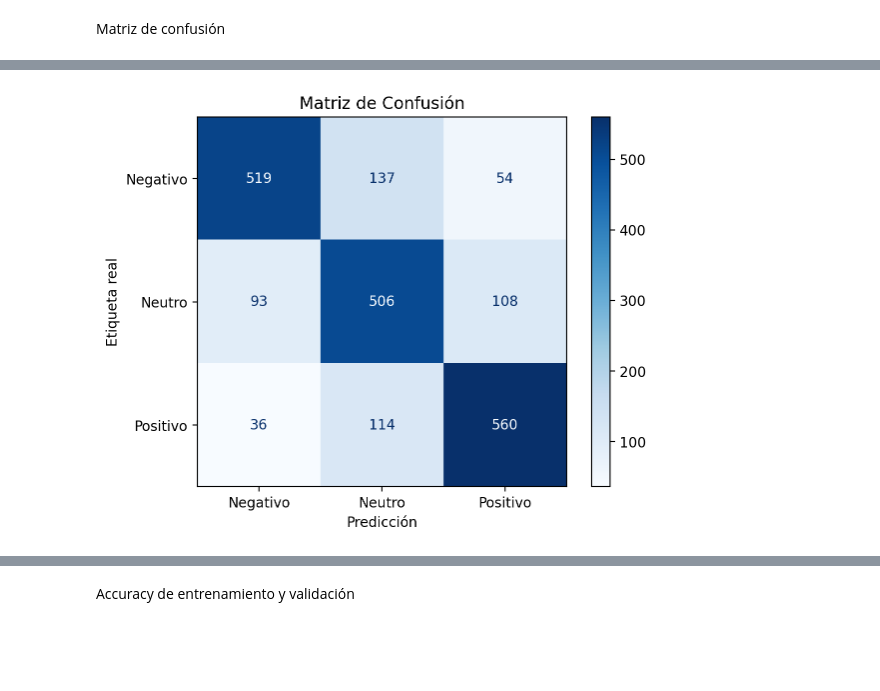
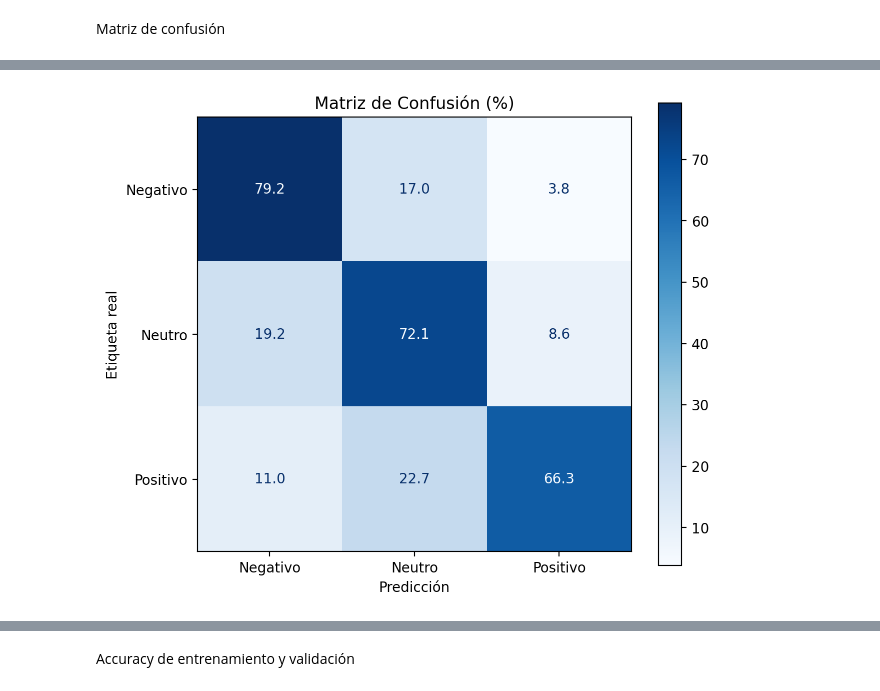
Before and after one commit to AngieJoya99/Proyecto-RN, a Jupyter notebook: Entrega1.ipynb, the cells around one changed output, grey strips where cells are left out. Cells and saved outputs as stored; diff of their text form; code cells hidden in the pictures; blank space fills up the shorter version.

```diff
--- a/Entrega1.ipynb
+++ b/Entrega1.ipynb
@@ -88,6 +88,24 @@ def graficaMatriz(yTest_labels, yPred_labels):
   plt.ylabel("Etiqueta real")
 
   plt.show()
+# %%
+def graficaMatrizPorcentaje(y_true, y_pred):
+    # Nombres de clases
+    labels = ["Negativo", "Neutro", "Positivo"]
+
+    cm = confusion_matrix(y_true, y_pred)
+    cm_percent = cm.astype("float") / cm.sum(axis=1, keepdims=True) * 100
+    fig, ax = plt.subplots(figsize=(7, 6))
+
+    # Graficar
+    disp = ConfusionMatrixDisplay(confusion_matrix=cm_percent, display_labels=labels)
+    disp.plot(cmap=plt.cm.Blues, ax=ax, values_format=".1f")
+
+    ax.set_title("Matriz de Confusión (%)")
+    ax.set_xlabel("Predicción")
+    ax.set_ylabel("Etiqueta real")
+
+    plt.show()
 # %% [markdown]
 Importamos el dataset y lo almacenamos como un dataframe de pandas. Verificamos que no hayan datos faltantes y revisamos la distribución porcentual de los datos para verificar si el conjunto sea representativo
 # %%
@@ -337,5 +356,5 @@ yPred = modelo.predict(xTest)
 yPred_labels = np.argmax(yPred, axis=1)
 yTest_labels = np.argmax(yTest, axis=1)
 
-graficaMatriz(yTest_labels, yPred_labels)
+graficaMatrizPorcentaje(yTest_labels, yPred_labels)
 # %% [output]
@@ -343 +362 @@ graficaMatriz(yTest_labels, yPred_labels)
-[figure, old version]
+[figure, new version]
```
Also changed, not shown: parts of 6 cells of this notebook, 6 other files.
